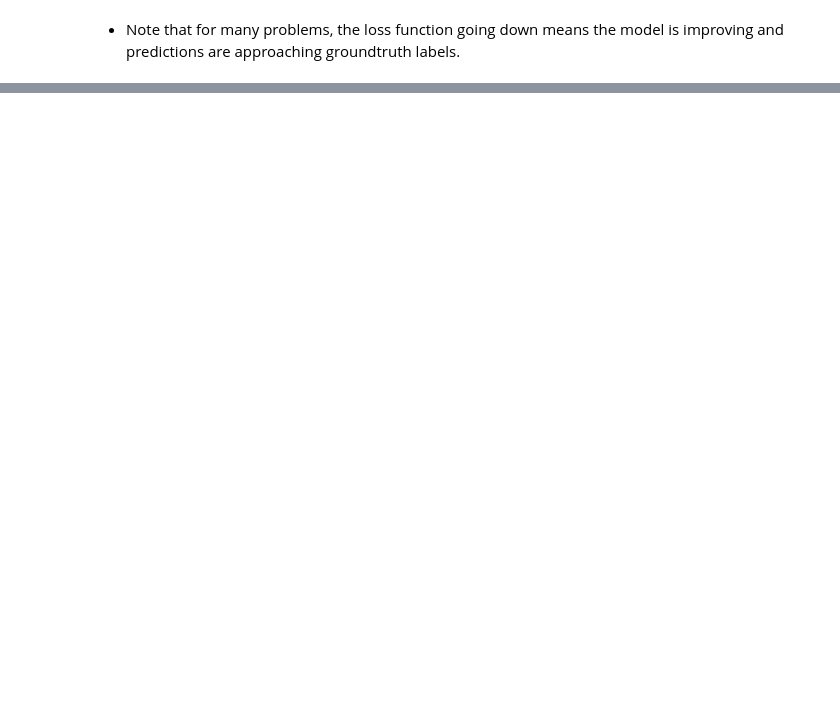
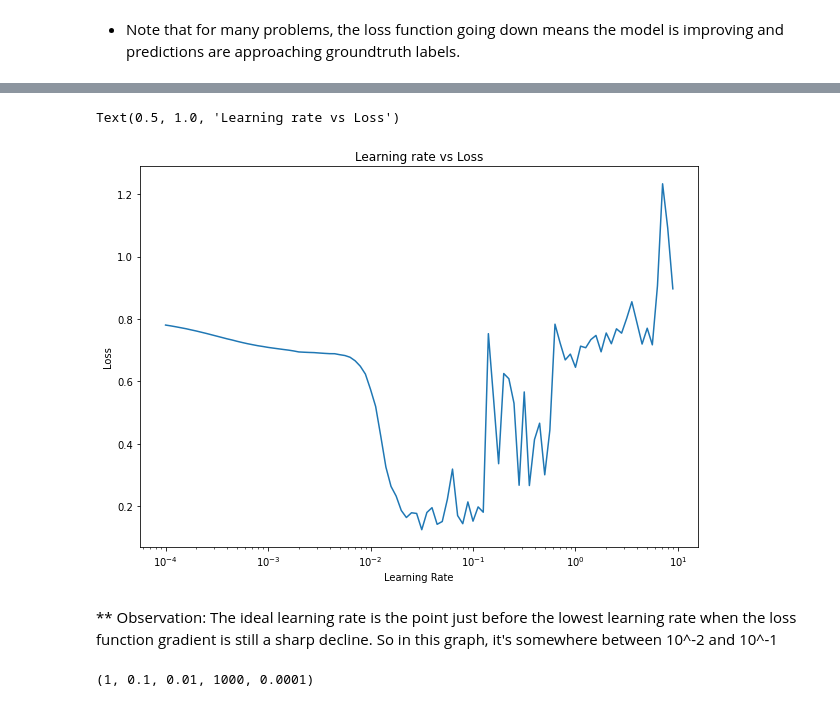
Before and after one commit to ucheokechukwu/ml_tensorflow_deeplearning, a Jupyter notebook: 02_neural_network_classification_with_tensorflow.ipynb, the cells around one changed output, grey strips where cells are left out. Saved outputs shown, nothing was run; the diff lists cells and outputs as text; code cells hidden in the pictures; blank space fills up the shorter version.

```diff
--- a/02_neural_network_classification_with_tensorflow.ipynb
+++ b/02_neural_network_classification_with_tensorflow.ipynb
@@ -840,0 +908,16 @@ Text(0.5, 1.0, 'Model 10 Loss Curves')
+# %%
+plt.figure(figsize=(10,7))
+plt.semilogx(lrs, history_11.history["loss"])
+plt.xlabel("Learning Rate")
+plt.ylabel("Loss")
+plt.title("Learning rate vs Loss")
+# %% [output]
+Text(0.5, 1.0, 'Learning rate vs Loss')
+[figure, added]
+# %% [markdown]
+** Observation: The ideal learning rate is the point just before the lowest learning rate when the loss function gradient is still a sharp decline. So in this graph, it's somewhere between 10^-2 and 10^-1
+# %%
+# Exampe of other typical learning rates values=
+10**0, 10**-1, 10**-2, 10**3, 1e-4
+# %% [output]
+(1, 0.1, 0.01, 1000, 0.0001)
```
Also changed, not shown: parts of 43 cells of this notebook.
